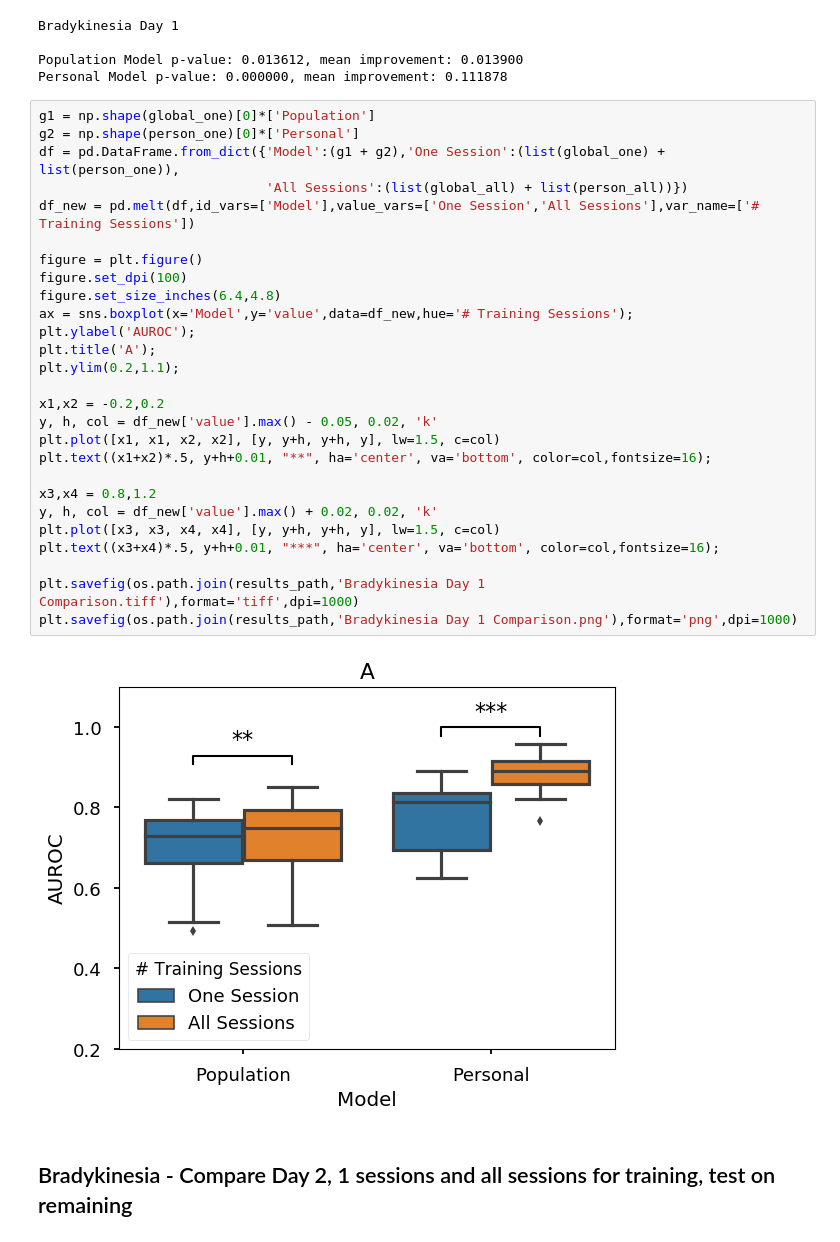
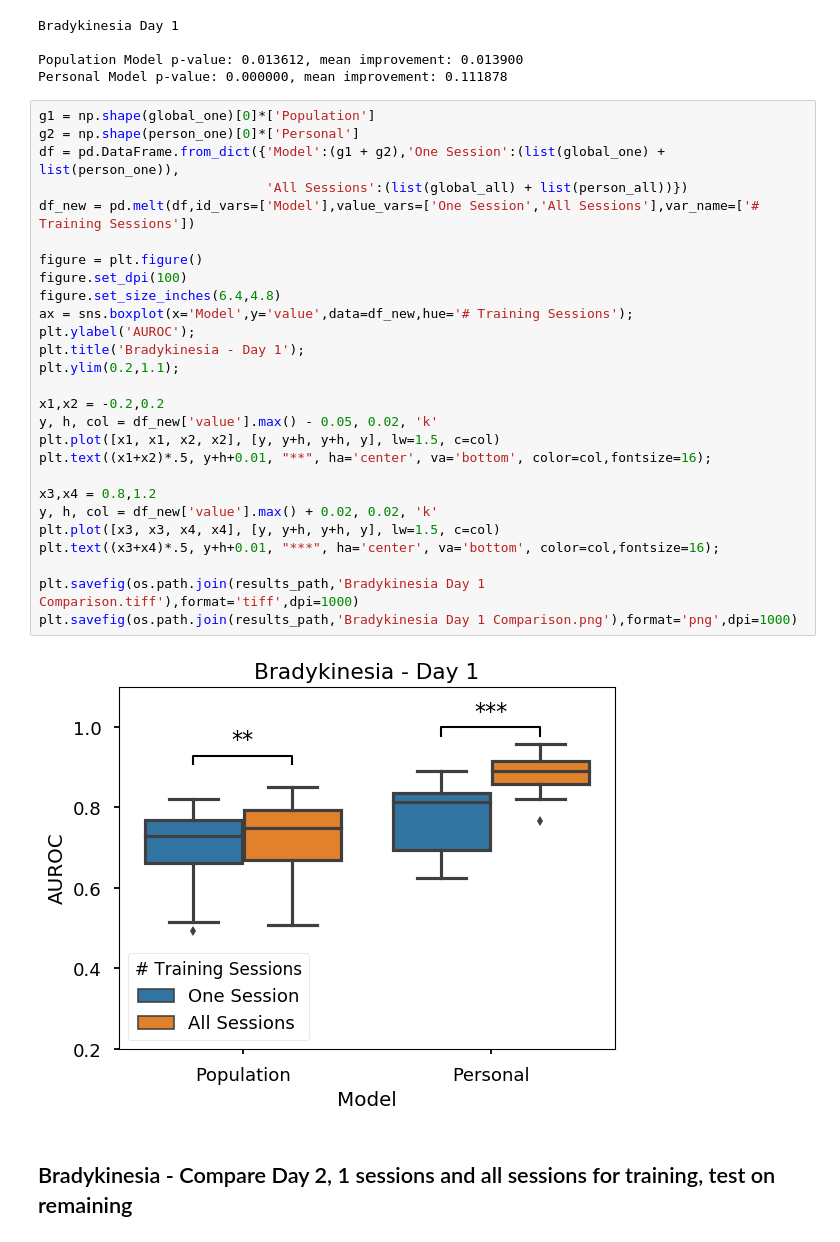
Before and after one commit to nshawen/CIS_PD, a Jupyter notebook: PaperAnalysis.ipynb, the cells around one changed output. Drawn from its saved outputs; the diff is of its cells as text.

Commit message:
edited titles

```diff
--- a/PaperAnalysis.ipynb
+++ b/PaperAnalysis.ipynb
@@ -1635,32 +1635,32 @@ Personal Model p-value: 0.000000, mean improvement: 0.111878
 # %%
 g1 = np.shape(global_one)[0]*['Population']
 g2 = np.shape(person_one)[0]*['Personal']
 df = pd.DataFrame.from_dict({'Model':(g1 + g2),'One Session':(list(global_one) + list(person_one)),
                              'All Sessions':(list(global_all) + list(person_all))})
 df_new = pd.melt(df,id_vars=['Model'],value_vars=['One Session','All Sessions'],var_name=['# Training Sessions'])
 
 figure = plt.figure()
 figure.set_dpi(100)
 figure.set_size_inches(6.4,4.8)
 ax = sns.boxplot(x='Model',y='value',data=df_new,hue='# Training Sessions');
 plt.ylabel('AUROC');
-plt.title('A');
+plt.title('Bradykinesia - Day 1');
 plt.ylim(0.2,1.1);
 
 x1,x2 = -0.2,0.2
 y, h, col = df_new['value'].max() - 0.05, 0.02, 'k'
 plt.plot([x1, x1, x2, x2], [y, y+h, y+h, y], lw=1.5, c=col)
 plt.text((x1+x2)*.5, y+h+0.01, "**", ha='center', va='bottom', color=col,fontsize=16);
 
 x3,x4 = 0.8,1.2
 y, h, col = df_new['value'].max() + 0.02, 0.02, 'k'
 plt.plot([x3, x3, x4, x4], [y, y+h, y+h, y], lw=1.5, c=col)
 plt.text((x3+x4)*.5, y+h+0.01, "***", ha='center', va='bottom', color=col,fontsize=16);
 
 plt.savefig(os.path.join(results_path,'Bradykinesia Day 1 Comparison.tiff'),format='tiff',dpi=1000)
 plt.savefig(os.path.join(results_path,'Bradykinesia Day 1 Comparison.png'),format='png',dpi=1000)
 # %% [output]
-[figure, old version]
+[figure, new version]
 # %% [markdown]
 ## Bradykinesia - Compare Day 2, 1 sessions and all sessions for training, test on remaining
 # %%
```
Also changed, not shown: parts of 4 cells of this notebook.
